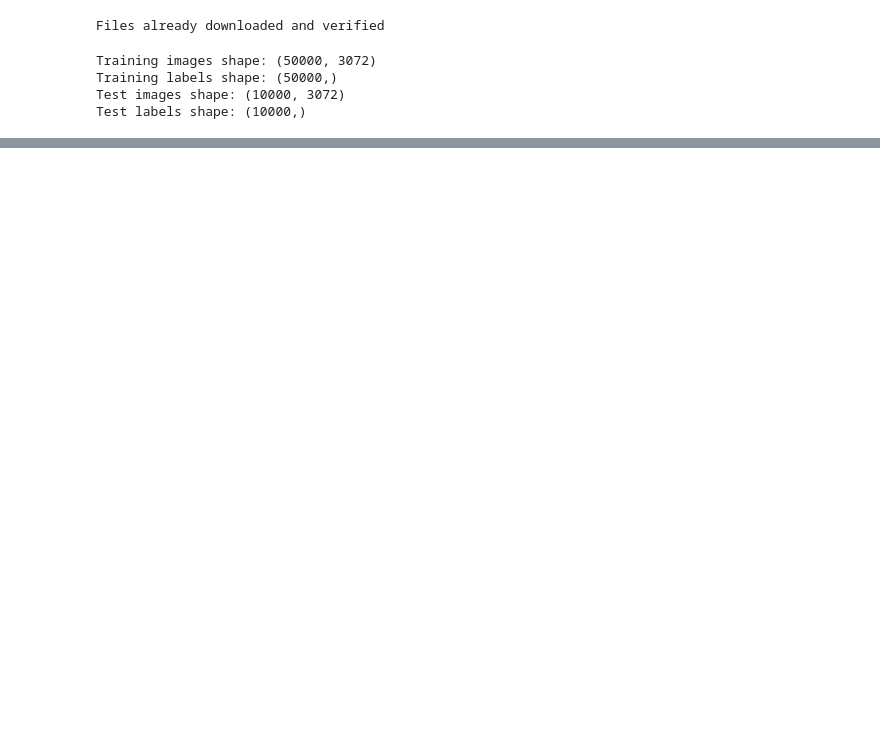
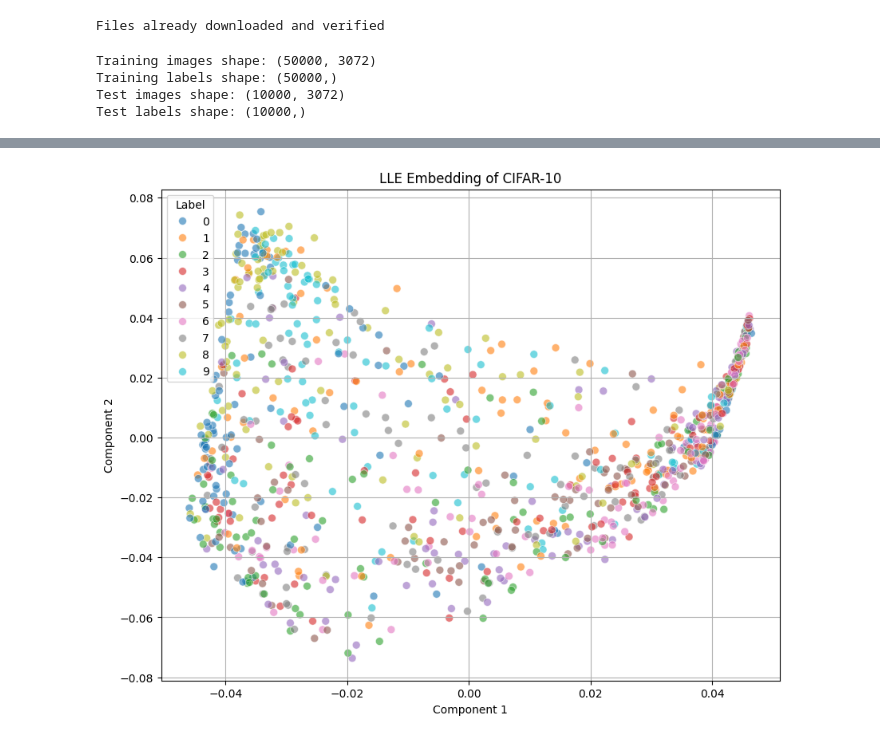
Before and after one commit to DataScienceAndEngineering/hw5-problem-1-2d-embedding-of-the-cifar-10-artjolamelii, a Jupyter notebook: dsei2100s24hw5p1.ipynb, the cells around one changed output, grey strips where cells are left out. Saved outputs shown, nothing was run; the diff lists cells and outputs as text; code cells hidden in the pictures; blank space fills up the shorter version.

```diff
--- a/dsei2100s24hw5p1.ipynb
+++ b/dsei2100s24hw5p1.ipynb
@@ -88,0 +137,8 @@ Test labels shape: (10000,)
+# %%
+## Locally Linear Embedding(LLE)
+
+lle = LocallyLinearEmbedding(n_components=2)
+X_lle = lle.fit_transform(subset_images)
+plot_embedding(X_lle, subset_labels, 'LLE Embedding of CIFAR-10')
+# %% [output]
+[figure, added]
```
Also changed, not shown: parts of 10 cells of this notebook.
